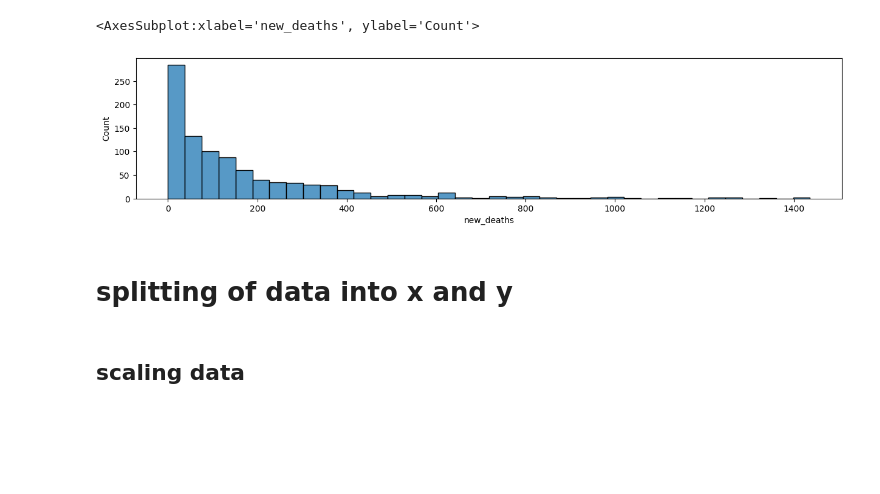
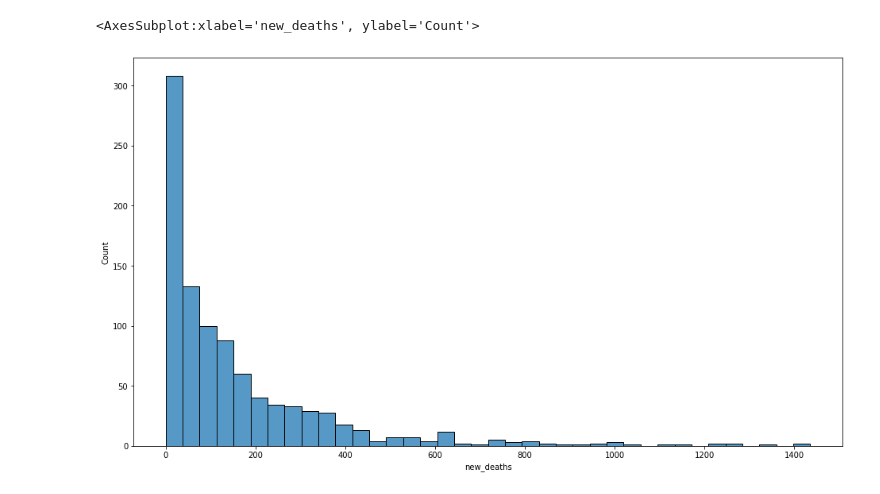
Before and after one commit to tekadata/covid_time_series_prediction, a Jupyter notebook: notebooks/RNN_FRA_model.ipynb, the cells around one changed output. Drawn from its saved outputs; the diff is of its cells as text; code cells hidden in the pictures; blank space fills up the shorter version.

```diff
--- a/notebooks/RNN_FRA_model.ipynb
+++ b/notebooks/RNN_FRA_model.ipynb
@@ -24,7 +29,7 @@ from sklearn.model_selection import GridSearchCV, RandomizedSearchCV
 
 from covid_time_series_prediction.dp_logic.RNN_model import model_run, get_RNN_model_API
 # %%
-data_indicator=pd.read_csv('../covid_time_series_prediciton/data/data_raw/data_France.csv')
+data_index=pd.read_csv('../covid_time_series_prediction/data/data_raw_index/data_France', index_col=False)
 # %%
 data_index.head()
 # %% [output]
@@ -92,9 +97,7 @@ Text(0.5, 0, 'Date')
 # %%
 
-plt.figure(figsize=(15,3))
+plt.figure(figsize=(16,9))
 sns.histplot(data_index['new_deaths'])
 # %% [output]
 <AxesSubplot:xlabel='new_deaths', ylabel='Count'>
-[figure, old version]
+[figure, new version]
-# %% [markdown]
-# splitting of data into x and y
@@ -106,2 +103,0 @@ X.columns
-# %% [markdown]
-## scaling data
```
Also changed, not shown: parts of 25 cells of this notebook, 26 other files.
